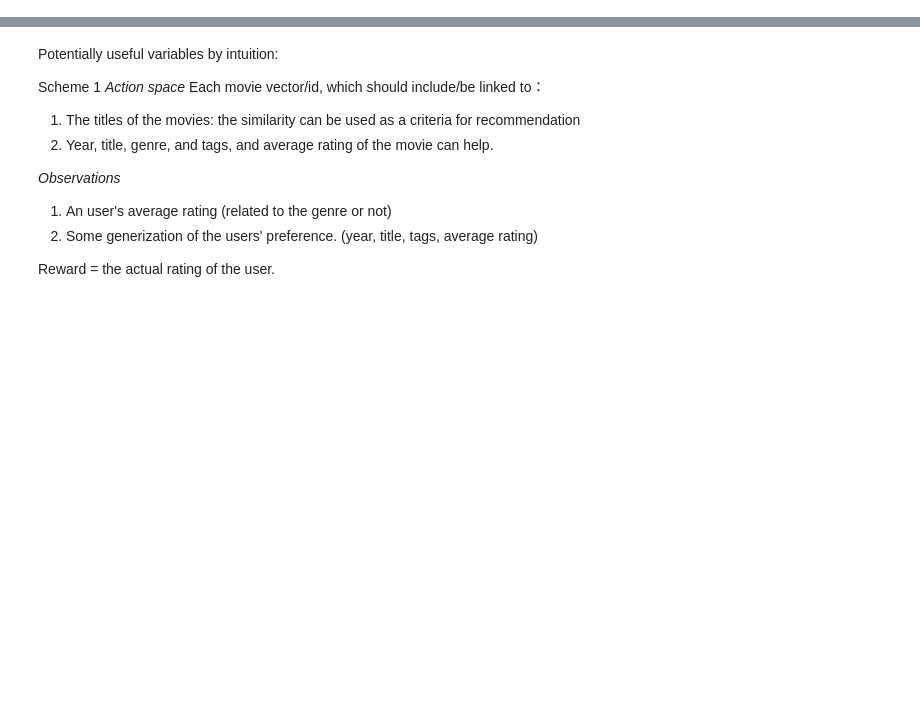
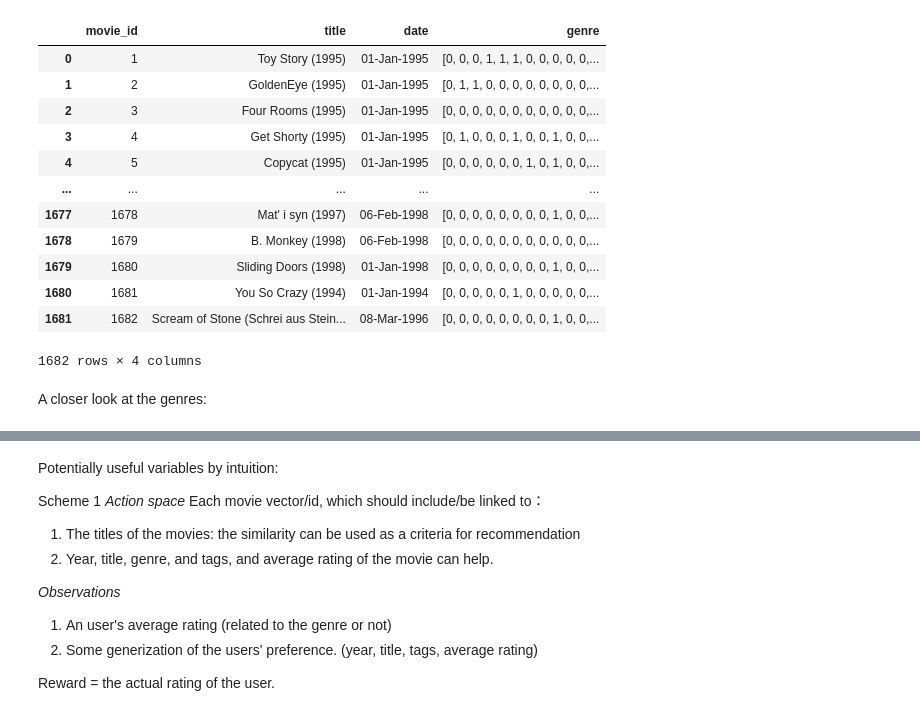
Before and after one commit to NGYeung/RL-playground, a Jupyter notebook: Movie_Recommender/Movie_EDA.ipynb, the cells around one changed output, grey strips where cells are left out. Drawn from its saved outputs; the diff is of its cells as text; code cells hidden in the pictures; blank space fills up the shorter version.

```diff
--- a/Movie_Recommender/Movie_EDA.ipynb
+++ b/Movie_Recommender/Movie_EDA.ipynb
@@ -77,0 +61,27 @@ ratings
+# %%
+items = items.drop([3,4,24],axis =1)
+# %%
+item_genres = items.iloc[:,3:]
+item_genres =  item_genres.values.tolist()
+item_genres = [np.array(row) for row in item_genres]
+# %%
+items = items.iloc[:,:3]
+# %%
+items['genres'] = item_genres
+# %%
+items = items.set_axis(['movie_id','title','date','genre'],axis = 1)
+items
+# %% [output]
+|  | movie_id | title | date | genre |
+| 0 | 1 | Toy Story (1995) | 01-Jan-1995 | [0, 0, 0, 1, 1, 1, 0, 0, 0, 0, 0,... |
+| 1 | 2 | GoldenEye (1995) | 01-Jan-1995 | [0, 1, 1, 0, 0, 0, 0, 0, 0, 0, 0,... |
+| 2 | 3 | Four Rooms (1995) | 01-Jan-1995 | [0, 0, 0, 0, 0, 0, 0, 0, 0, 0, 0,... |
+| 3 | 4 | Get Shorty (1995) | 01-Jan-1995 | [0, 1, 0, 0, 0, 1, 0, 0, 1, 0, 0,... |
+| 4 | 5 | Copycat (1995) | 01-Jan-1995 | [0, 0, 0, 0, 0, 0, 1, 0, 1, 0, 0,... |
+| ... | ... | ... | ... | ... |
+| 1677 | 1678 | Mat' i syn (1997) | 06-Feb-1998 | [0, 0, 0, 0, 0, 0, 0, 0, 1, 0, 0,... |
+| 1678 | 1679 | B. Monkey (1998) | 06-Feb-1998 | [0, 0, 0, 0, 0, 0, 0, 0, 0, 0, 0,... |
+| 1679 | 1680 | Sliding Doors (1998) | 01-Jan-1998 | [0, 0, 0, 0, 0, 0, 0, 0, 1, 0, 0,... |
+| 1680 | 1681 | You So Crazy (1994) | 01-Jan-1994 | [0, 0, 0, 0, 0, 1, 0, 0, 0, 0, 0,... |
+| 1681 | 1682 | Scream of Stone (Schrei aus Stein... | 08-Mar-1996 | [0, 0, 0, 0, 0, 0, 0, 0, 1, 0, 0,... |
+1682 rows × 4 columns
@@ -77,0 +90,2 @@ ratings
+# %% [markdown]
+A closer look at the genres:
```
Also changed, not shown: parts of 28 cells of this notebook.
